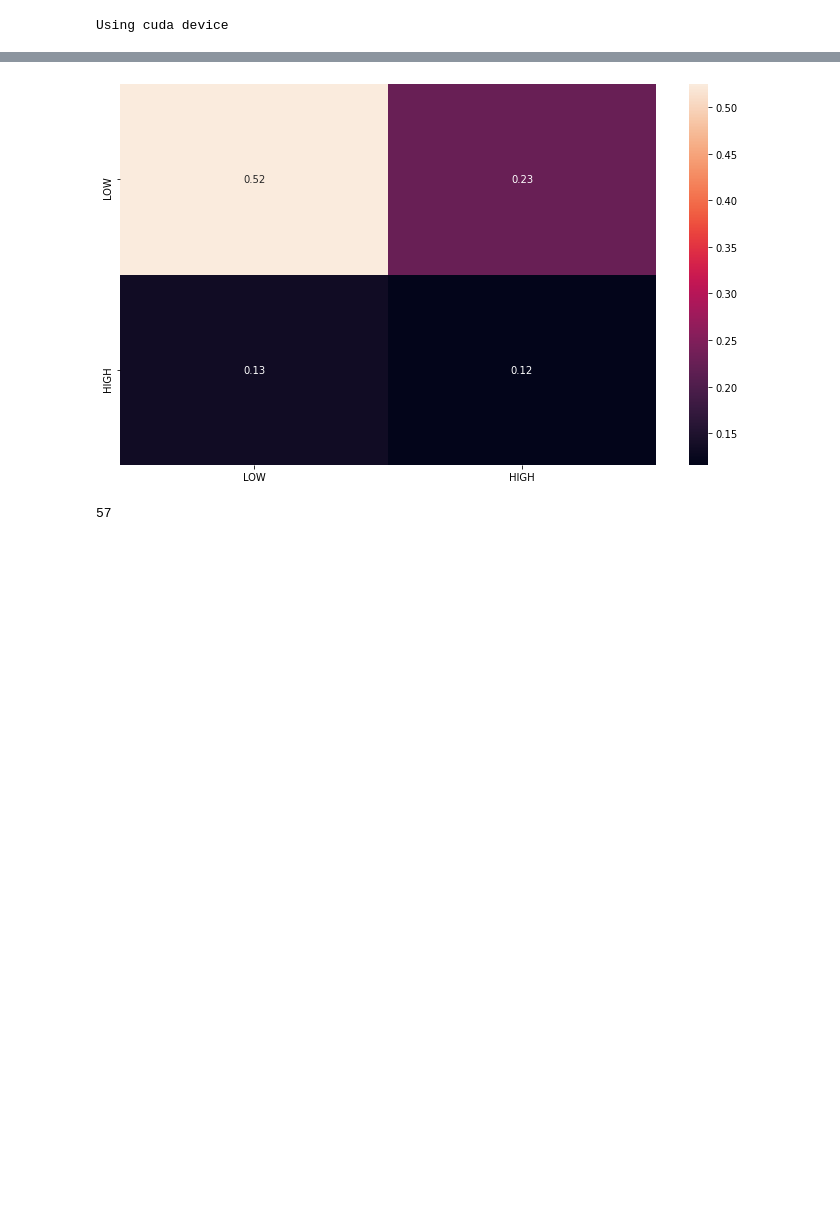
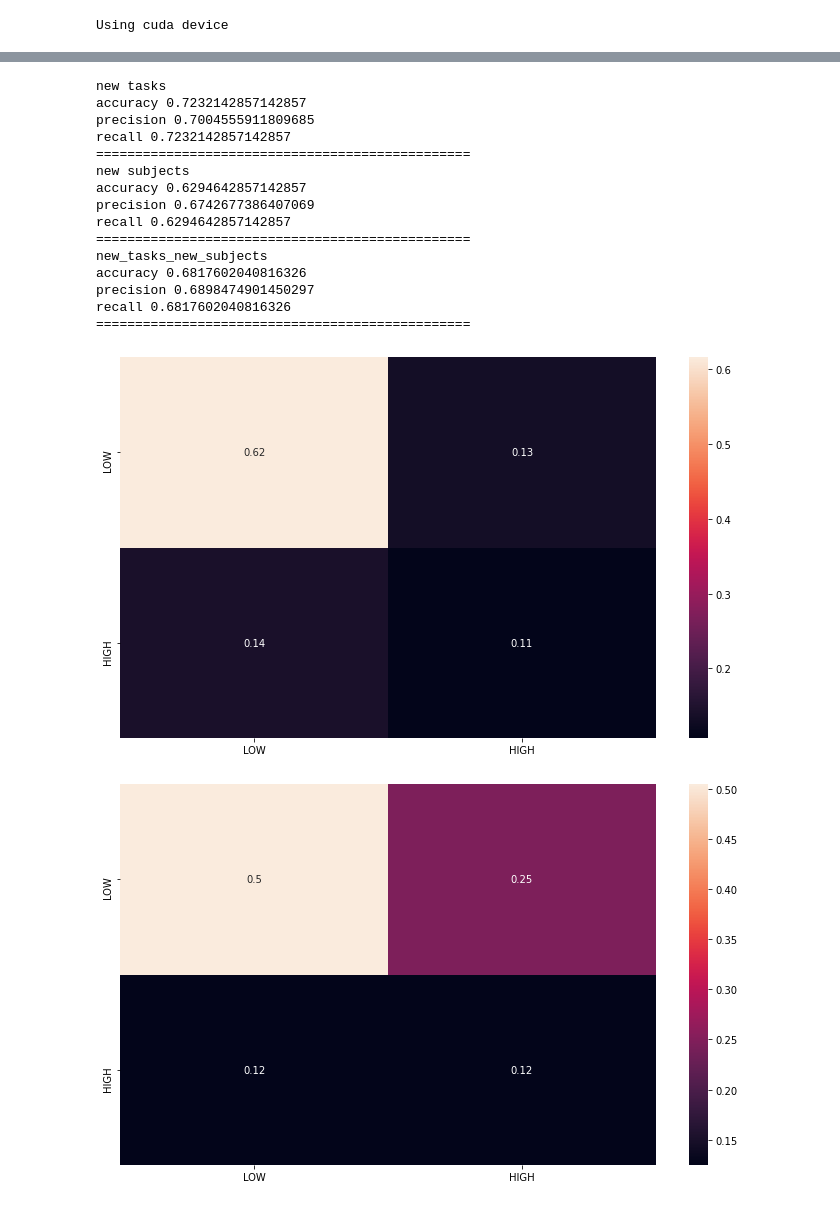
Before and after one commit to ics-unisg/nassy, a Jupyter notebook: model/training-loop.ipynb, the cells around one changed output, grey strips where cells are left out. Drawn from its saved outputs; the diff is of its cells as text; code cells hidden in the pictures; blank space fills up the shorter version.

```diff
--- a/model/training-loop.ipynb
+++ b/model/training-loop.ipynb
@@ -187,6 +169 @@ def train(dataset, task=None, subject=None):
     return (cf_matrix, y_pred, y_true)
-# %%
-import itertools
-subjects = list(set([subject_number for (subject_number, task, file_name) in files]))
-tasks = [None]#list(set([task for (subject_number, task, file_name) in files]))
-permutation = list(itertools.product(tasks, subjects))
@@ -213,13 +170,48 @@ recall 0.640625
-# %%
-confusion_matrices = np.mean(results, axis=(0))
-classes = ('LOW', 'HIGH')
-df_cm = pd.DataFrame(confusion_matrices/np.sum(confusion_matrices), index = [i for i in classes], columns = [i for i in classes])
-plt.figure(figsize = (12,7))
-sn.heatmap(df_cm, annot=True)
-plt.savefig(f'without-subject-median.png')
-# %% [output]
-[figure, removed]
-# %%
-57
-# %% [output]
-57
+# %%
+subjects = list(set([subject_number for (subject_number, task, file_name) in files]))
+tasks = list(set([task for (subject_number, task, file_name) in files]))
+
+# train will run the training multiple times with given permutations as training data
+new_tasks = list(itertools.product(tasks, [None]))
+new_subjects = list(itertools.product([None], subjects))
+new_tasks_new_subjects = list(itertools.product(tasks, subjects))
+
+for name, permutation in [("new_tasks", new_tasks), ("new_subjects", new_subjects), ("new_tasks_new_subjects", new_tasks_new_subjects)]:
+    print(name)
+    results = []
+    ys = []
+    for task, subject in permutation:
+        if task or subject:
+            cf_matrix, y_pred, y_true = train(dataset=dataset, task=task, subject=subject)
+            results.append(cf_matrix)
+            ys.append([y_pred, y_true])
+
+
+    print("accuracy", np.mean([accuracy_score(y_true, y_pred) for y_pred, y_true in ys]))
+    print("precision", np.mean([precision_score(y_true, y_pred, average='weighted') for y_pred, y_true in ys]))
+    print("recall", np.mean([recall_score(y_true, y_pred, average='weighted') for y_pred, y_true in ys]))
+    confusion_matrices = np.mean(results, axis=(0))
+    classes = ('LOW', 'HIGH')
+    df_cm = pd.DataFrame(confusion_matrices/np.sum(confusion_matrices), index = [i for i in classes], columns = [i for i in classes])
+    plt.figure(figsize = (12,7))
+    sn.heatmap(df_cm, annot=True)
+
+    print("================================================")
+# %% [output]
+new tasks
+accuracy 0.7232142857142857
+precision 0.7004555911809685
+recall 0.7232142857142857
+================================================
+new subjects
+accuracy 0.6294642857142857
+precision 0.6742677386407069
+recall 0.6294642857142857
+================================================
+new_tasks_new_subjects
+accuracy 0.6817602040816326
+precision 0.6898474901450297
+recall 0.6817602040816326
+================================================
+[figure, added]
+[figure, added]
```
Also changed, not shown: parts of 6 cells of this notebook, 1 other file.
